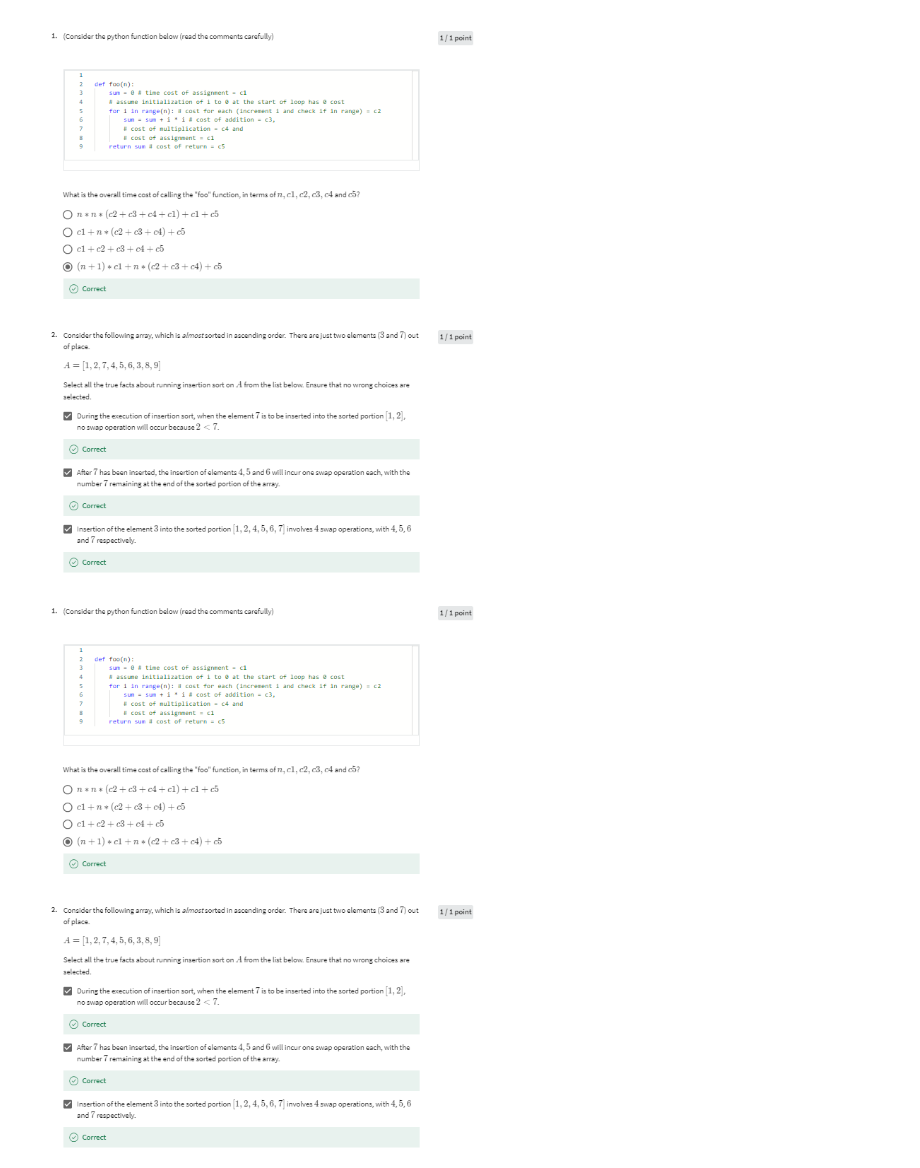
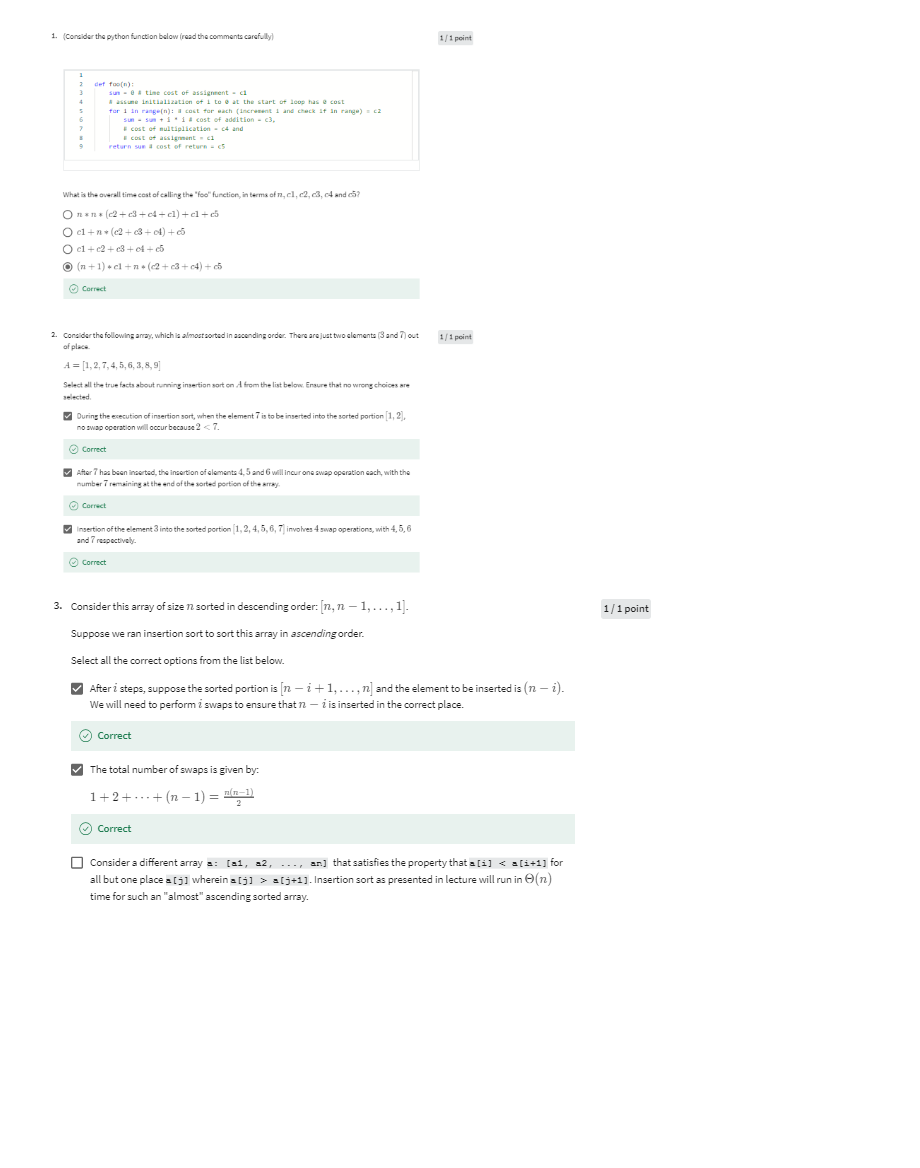
Before and after one commit to duba1910/msds, a Jupyter notebook: Data Structures and Algorithms/5501 Algorithms for Searching, Sorting, and Indexing/m_1/quiz_insertion_sort_and_running_times.ipynb, the cells around one changed output. Saved outputs shown, nothing was run; the diff lists cells and outputs as text; code cells hidden in the pictures; blank space fills up the shorter version.

```diff
--- a/Data Structures and Algorithms/5501 Algorithms for Searching, Sorting, and Indexing/m_1/quiz_insertion_sort_and_running_times.ipynb
+++ b/Data Structures and Algorithms/5501 Algorithms for Searching, Sorting, and Indexing/m_1/quiz_insertion_sort_and_running_times.ipynb
@@ -4,6 +4,6 @@ Image(filename="images/isrt_1.png")
 # %% [output]
 [figure]
 # %%
-Image(filename="images/isrt_1.png")
+Image(filename="images/isrt_2.png")
 # %% [output]
-[figure, old version]
+[figure, new version]
```
Also changed, not shown: 4 other files.
